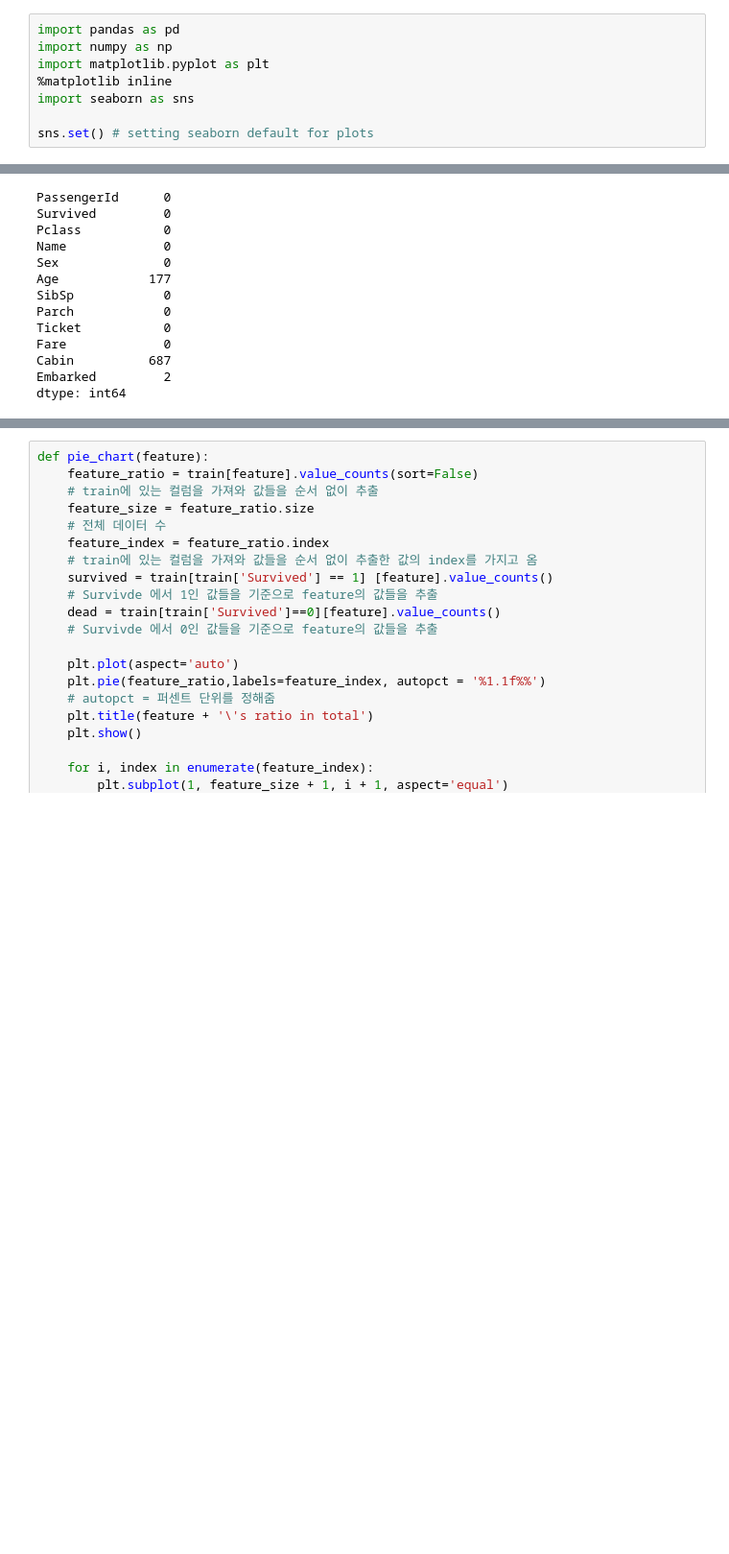
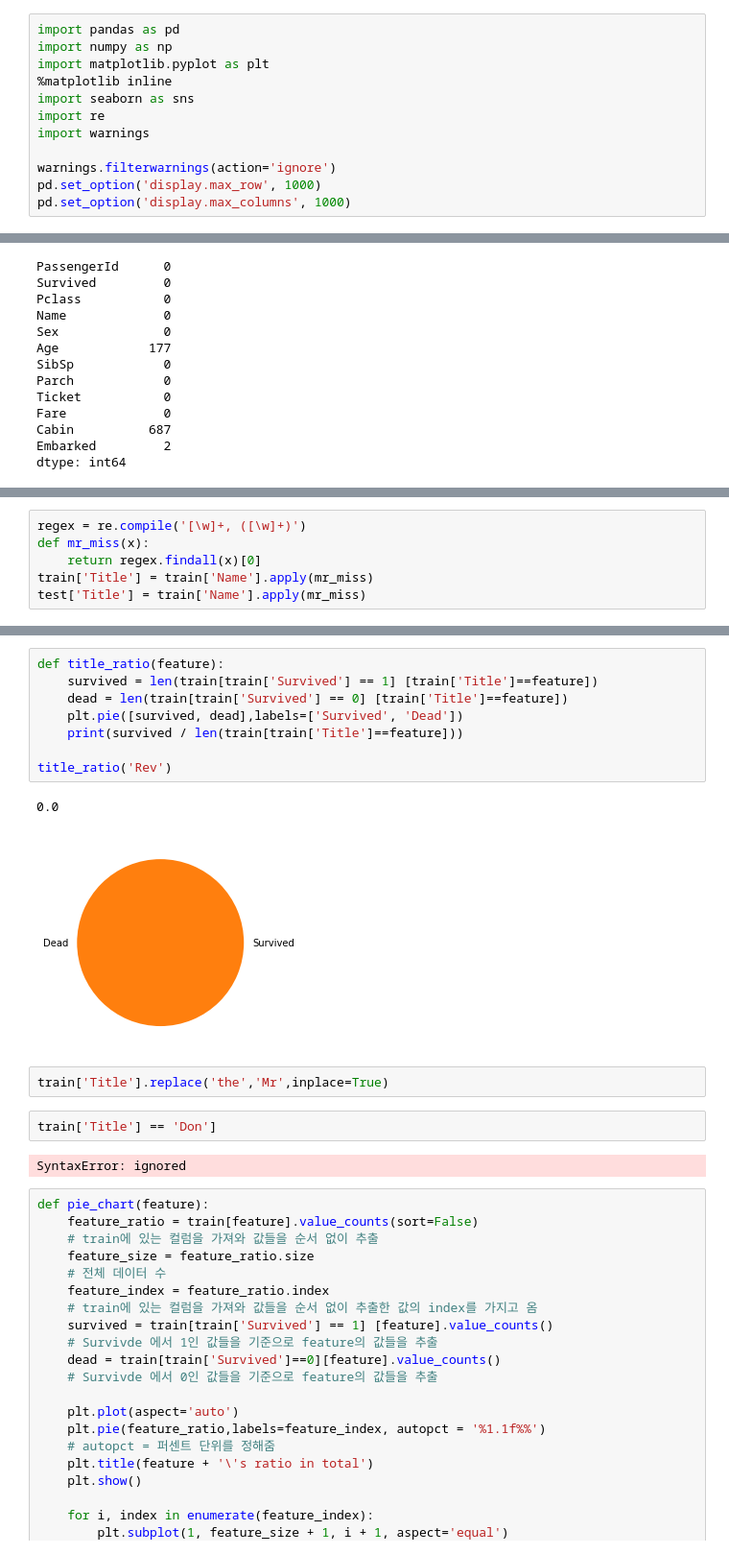
Before and after one commit to unknown-jun/First_step_of_data_analist, a Jupyter notebook: titanic.ipynb, the cells around one changed output, grey strips where cells are left out. Shown at 96% size. Drawn from its saved outputs; the diff is of its cells as text; blank space fills up the shorter version.

```diff
--- a/titanic.ipynb
+++ b/titanic.ipynb
@@ -8,7 +8,11 @@ import numpy as np
 import matplotlib.pyplot as plt
 %matplotlib inline
 import seaborn as sns
+import re
+import warnings
 
-sns.set() # setting seaborn default for plots
+warnings.filterwarnings(action='ignore')
+pd.set_option('display.max_row', 1000)
+pd.set_option('display.max_columns', 1000)
 # %%
 train = pd.read_csv("train.csv")
@@ -65,0 +96,6 @@ Index(['female', 'male'], dtype='object')
+# %%
+regex = re.compile('[\w]+, ([\w]+)')
+def mr_miss(x):
+    return regex.findall(x)[0]
+train['Title'] = train['Name'].apply(mr_miss)
+test['Title'] = train['Name'].apply(mr_miss)
@@ -66,3 +147,20 @@ Index(['female', 'male'], dtype='object')
+# %%
+def title_ratio(feature):
+    survived = len(train[train['Survived'] == 1] [train['Title']==feature])
+    dead = len(train[train['Survived'] == 0] [train['Title']==feature])
+    plt.pie([survived, dead],labels=['Survived', 'Dead'])
+    print(survived / len(train[train['Title']==feature]))
+
+title_ratio('Rev')
+# %% [output]
+0.0
+[figure, added]
+# %%
+train['Title'].replace('the','Mr',inplace=True)
+# %%
+train['Title'] == 'Don']
+# %% [output]
+SyntaxError: ignored
 # %%
 def pie_chart(feature):
     feature_ratio = train[feature].value_counts(sort=False)
```
Also changed, not shown: parts of 16 cells of this notebook.
